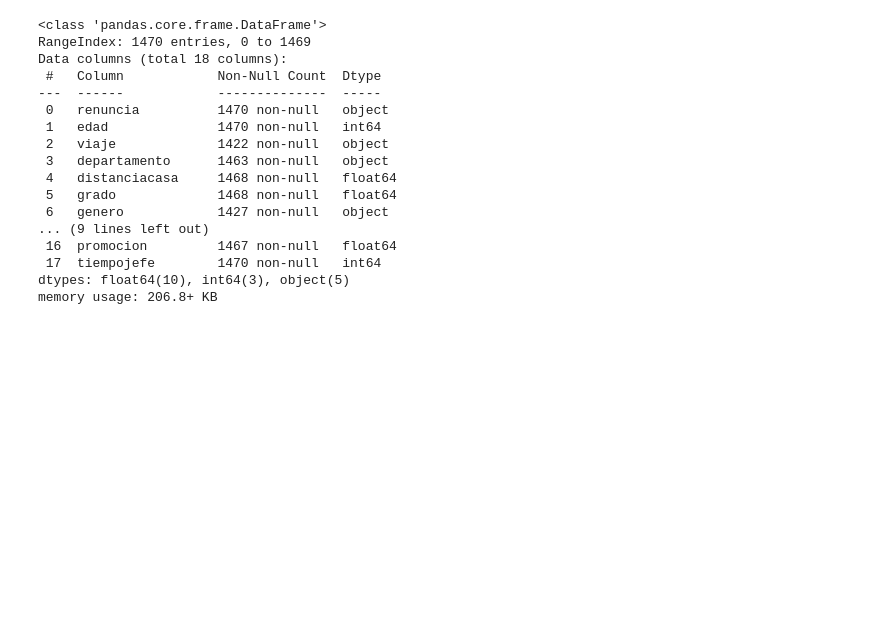
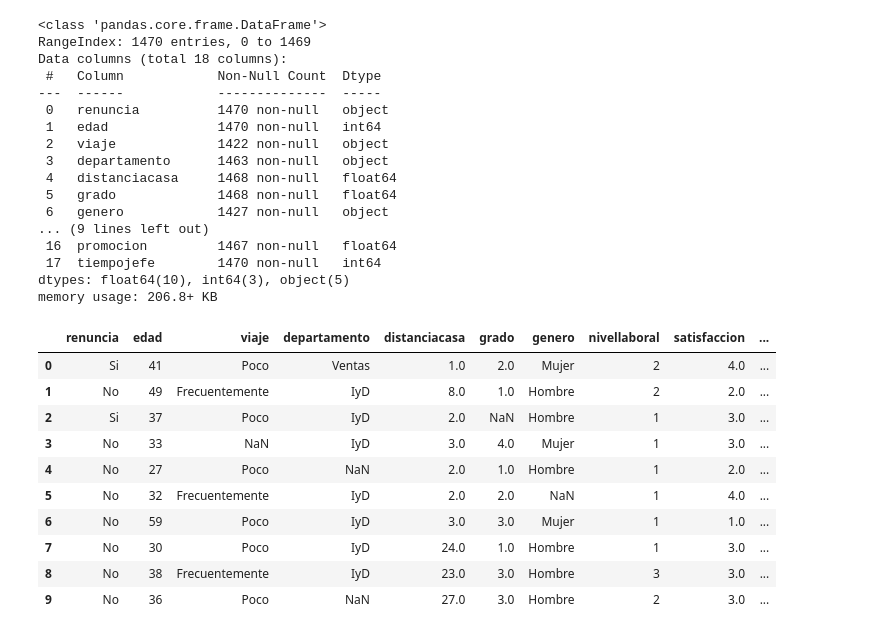
Before and after one commit to Angel353/Assessment, a Jupyter notebook: Assessment.ipynb, the cells around one changed output. Cells and saved outputs as stored; diff of their text form; code cells hidden in the pictures; blank space fills up the shorter version.

```diff
--- a/Assessment.ipynb
+++ b/Assessment.ipynb
@@ -23,3 +23,17 @@ Data columns (total 18 columns):
  17  tiempojefe        1470 non-null   int64
 dtypes: float64(10), int64(3), object(5)
 memory usage: 206.8+ KB
+# %%
+df.head(10)
+# %% [output]
+|  | renuncia | edad | viaje | departamento | distanciacasa | grado | genero | nivellaboral | satisfaccion | ... |
+| 0 | Si | 41 | Poco | Ventas | 1.0 | 2.0 | Mujer | 2 | 4.0 | ... |
+| 1 | No | 49 | Frecuentemente | IyD | 8.0 | 1.0 | Hombre | 2 | 2.0 | ... |
+| 2 | Si | 37 | Poco | IyD | 2.0 | NaN | Hombre | 1 | 3.0 | ... |
+| 3 | No | 33 | NaN | IyD | 3.0 | 4.0 | Mujer | 1 | 3.0 | ... |
+| 4 | No | 27 | Poco | NaN | 2.0 | 1.0 | Hombre | 1 | 2.0 | ... |
+| 5 | No | 32 | Frecuentemente | IyD | 2.0 | 2.0 | NaN | 1 | 4.0 | ... |
+| 6 | No | 59 | Poco | IyD | 3.0 | 3.0 | Mujer | 1 | 1.0 | ... |
+| 7 | No | 30 | Poco | IyD | 24.0 | 1.0 | Hombre | 1 | 3.0 | ... |
+| 8 | No | 38 | Frecuentemente | IyD | 23.0 | 3.0 | Hombre | 3 | 3.0 | ... |
+| 9 | No | 36 | Poco | NaN | 27.0 | 3.0 | Hombre | 2 | 3.0 | ... |
```
Also changed, not shown: parts of 21 cells of this notebook, 1 other file.
